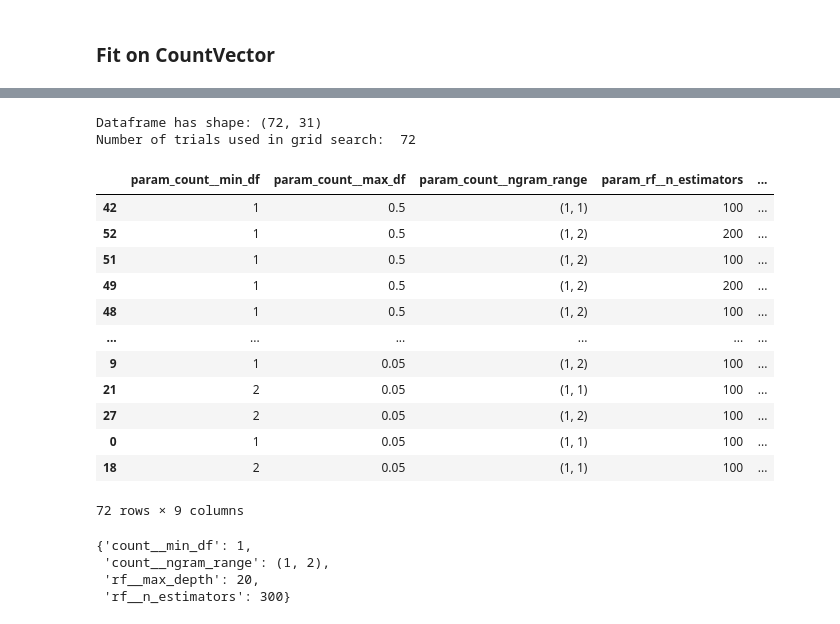
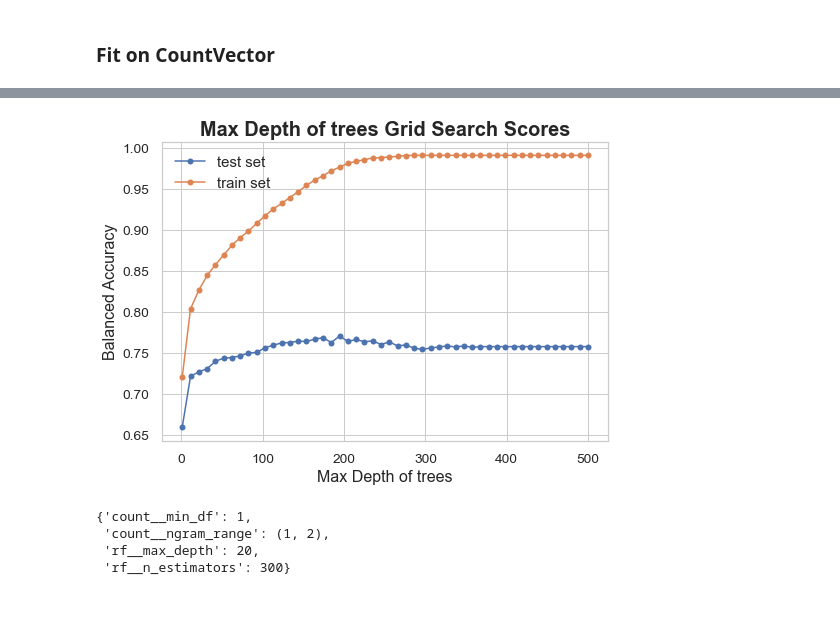
Before and after one commit to Dtphelan1/sentiment-analysis, a Jupyter notebook: BoWClassifier.ipynb, the cells around one changed output, grey strips where cells are left out. Saved outputs shown, nothing was run; the diff lists cells and outputs as text; code cells hidden in the pictures.

```diff
--- a/BoWClassifier.ipynb
+++ b/BoWClassifier.ipynb
@@ -298,21 +305,13 @@ Number of trials used in grid search:  36
-# %%
-print_gridsearch_results(count_rf_grid_searcher, list(count_rf_full_grid.keys()))
-# %% [output]
-Dataframe has shape: (72, 31)
-Number of trials used in grid search:  72
-|  | param_count__min_df | param_count__max_df | param_count__ngram_range | param_rf__n_estimators | ... |
-| 42 | 1 | 0.5 | (1, 1) | 100 | ... |
-| 52 | 1 | 0.5 | (1, 2) | 200 | ... |
-| 51 | 1 | 0.5 | (1, 2) | 100 | ... |
-| 49 | 1 | 0.5 | (1, 2) | 200 | ... |
-| 48 | 1 | 0.5 | (1, 2) | 100 | ... |
-| ... | ... | ... | ... | ... | ... |
-| 9 | 1 | 0.05 | (1, 2) | 100 | ... |
-| 21 | 2 | 0.05 | (1, 1) | 100 | ... |
-| 27 | 2 | 0.05 | (1, 2) | 100 | ... |
-| 0 | 1 | 0.05 | (1, 1) | 100 | ... |
-| 18 | 2 | 0.05 | (1, 1) | 100 | ... |
-72 rows × 9 columns
+# %%
+cv_results = count_rf_grid_searcher.cv_results_
+# Two plots: One comparing train and test performance; one comparing all of the fold scores against one another
+# Plot one
+param = list(rf_parameters.keys())[0]
+param_label = "Max Depth of trees"
+
+plot_cv_single_param(cv_results, param, param_label)
+# %% [output]
+[figure, added]
 # %%
 count_rf_grid_searcher.best_params_
 # %% [output]
```
Also changed, not shown: parts of 3 cells of this notebook.
